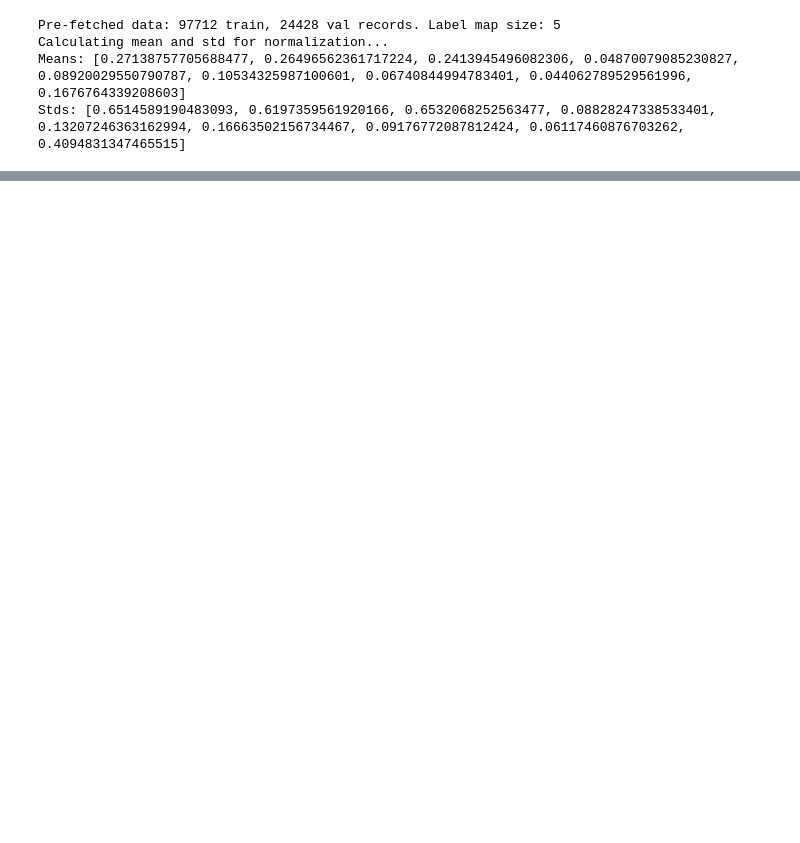
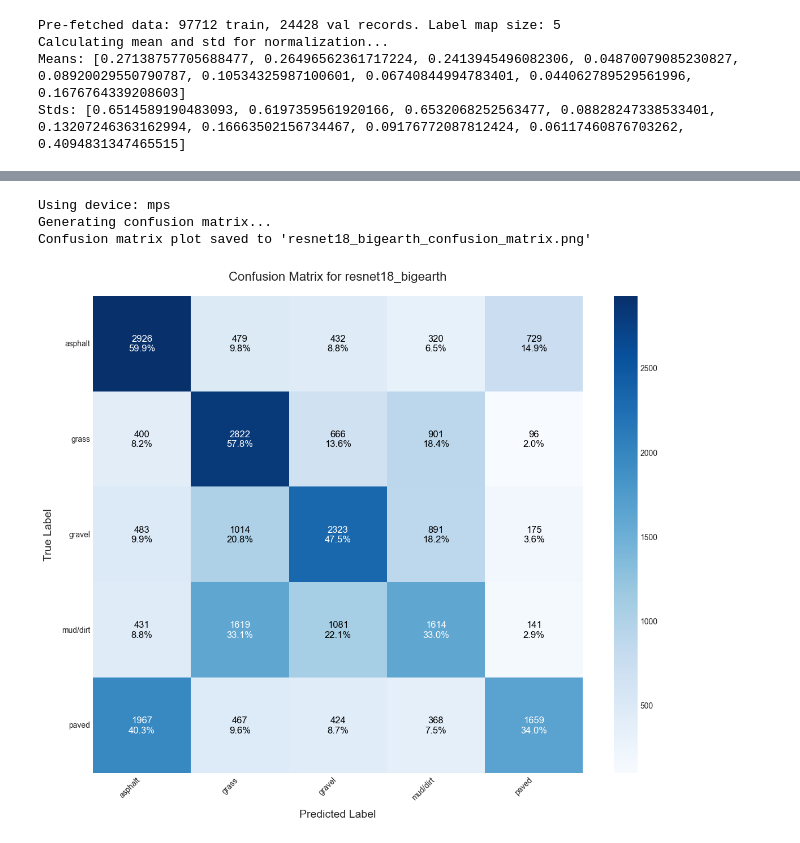
Before and after one commit to rudedoc/TrailSurfNET, a Jupyter notebook: ResNET18 BigEarthNet.ipynb, the cells around one changed output, grey strips where cells are left out. Saved outputs shown, nothing was run; the diff lists cells and outputs as text; code cells hidden in the pictures; blank space fills up the shorter version.

```diff
--- a/ResNET18 BigEarthNet.ipynb
+++ b/ResNET18 BigEarthNet.ipynb
@@ -272,6 +294,9 @@ print(f"Confusion matrix plot saved to '{output_filename}'")
 # %%
 # 1. Initialize and load the best model
 # Ensure the model architecture is defined and pass the number of classes
+device = torch.device("mps" if torch.backends.mps.is_available() else "cuda" if torch.cuda.is_available() else "cpu")
+print(f"Using device: {device}")
+
 model = create_resnet18_for_9_channels_bigearthnet_hf(num_classes=len(global_label_map))
 # Load the state dictionary from your saved model file
 model.load_state_dict(torch.load(model_save_path, map_location=device))
@@ -297,33 +322,38 @@ print("Generating confusion matrix...")
 cm = confusion_matrix(all_labels, all_preds)
 class_names = [item[0] for item in sorted(global_label_map.items(), key=lambda item: item[1])]
 
 plt.style.use('seaborn-v0_8-whitegrid')
 fig, ax = plt.subplots(figsize=(12, 10))
 sns.heatmap(cm, annot=False, fmt='d', cmap='Blues', ax=ax, xticklabels=class_names, yticklabels=class_names)
 
 # Add annotations (counts and percentages for each true label)
 for i in range(len(class_names)):
     for j in range(len(class_names)):
         count = cm[i, j]
         row_sum = np.sum(cm[i])
         percentage = f"{(count / row_sum) * 100:0.1f}%" if row_sum > 0 else "0.0%"
         text = f"{count}\n{percentage}"
         # Use a contrasting color for text if the background is dark
         text_color = "white" if cm[i, j] > (cm.max() / 2) else "black"
         ax.text(j + 0.5, i + 0.5, text, ha='center', va='center', color=text_color, fontsize=12)
 
 ax.set_xlabel('Predicted Label', fontsize=14, labelpad=10)
 ax.set_ylabel('True Label', fontsize=14, labelpad=10)
 ax.set_title('Confusion Matrix for resnet18_bigearth', fontsize=16, pad=20)
 plt.xticks(rotation=45, ha='right')
 plt.yticks(rotation=0)
 plt.tight_layout()
 
 # Save and show the figure
 output_filename = "resnet18_bigearth_confusion_matrix.png"
 plt.savefig(output_filename, dpi=300)
 print(f"Confusion matrix plot saved to '{output_filename}'")
 plt.show()
+# %% [output]
+Using device: mps
+Generating confusion matrix...
+Confusion matrix plot saved to 'resnet18_bigearth_confusion_matrix.png'
+[figure, added]
 # %%
 from sklearn.metrics import classification_report
 
```
Also changed, not shown: parts of 6 cells of this notebook, 4 other files.
